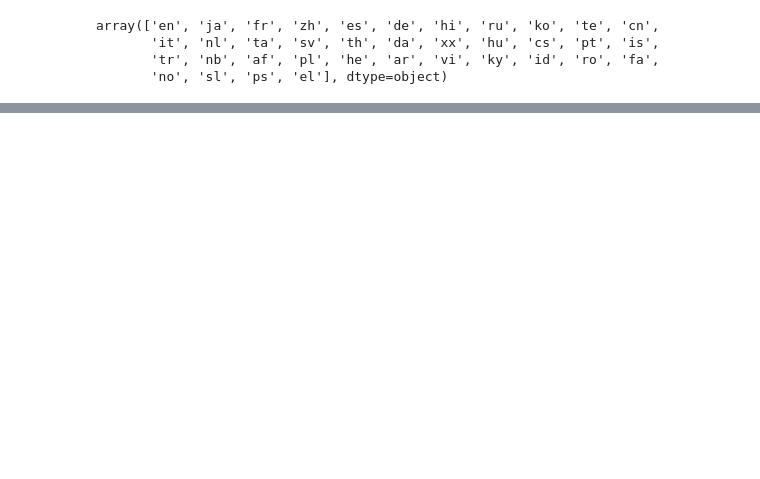
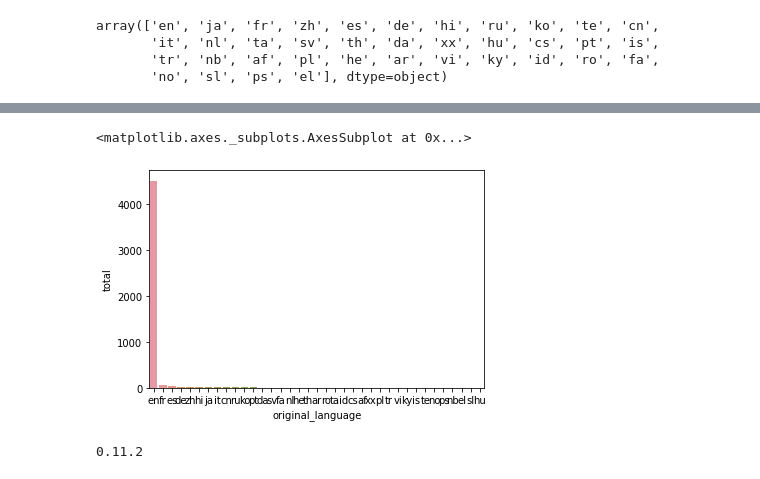
Before and after one commit to brunon-dev/intro-data-science, a Jupyter notebook: IntroDataScience.ipynb, the cells around one changed output, grey strips where cells are left out. Saved outputs shown, nothing was run; the diff lists cells and outputs as text; code cells hidden in the pictures; blank space fills up the shorter version.

Commit message:
Usando gráficos para visualização dos dados

```diff
--- a/IntroDataScience.ipynb
+++ b/IntroDataScience.ipynb
@@ -182,0 +242,5 @@ array(['en', 'ja', 'fr', 'zh', 'es', 'de', 'hi', 'ru', 'ko', 'te', 'cn',
+# %%
+# msm sendo um dataframe o indice ainda nao e uma coluna - para isso, usar o reset_index()
+contagem_de_lingua = tmdb.original_language.value_counts().to_frame().reset_index()
+contagem_de_lingua.columns = ['original_language', 'total']
+contagem_de_lingua.head()
@@ -182,0 +254,12 @@ array(['en', 'ja', 'fr', 'zh', 'es', 'de', 'hi', 'ru', 'ko', 'te', 'cn',
+# %%
+# para plotar as categorias com o seaborn, procurar no google: "seaborn categorical plot"
+# http://seaborn.pydata.org/tutorial/categorical.html
+sns.barplot(x="original_language", y="total", data = contagem_de_lingua)
+# %% [output]
+<matplotlib.axes._subplots.AxesSubplot at 0x...>
+[figure, added]
+# %%
+# para saber a versão do seaborn
+print(sns.__version__)
+# %% [output]
+0.11.2
```
Also changed, not shown: parts of 11 cells of this notebook.
